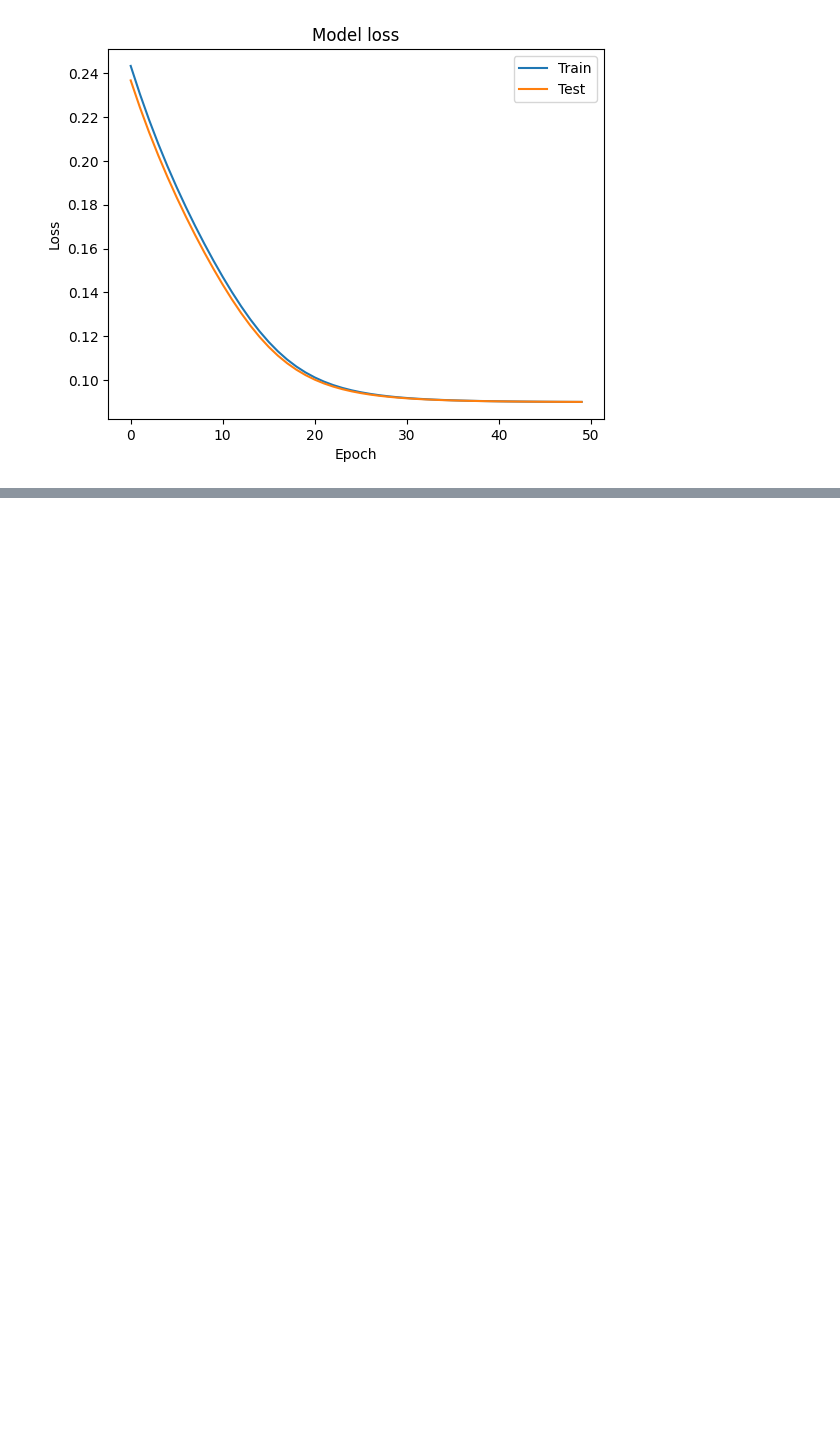
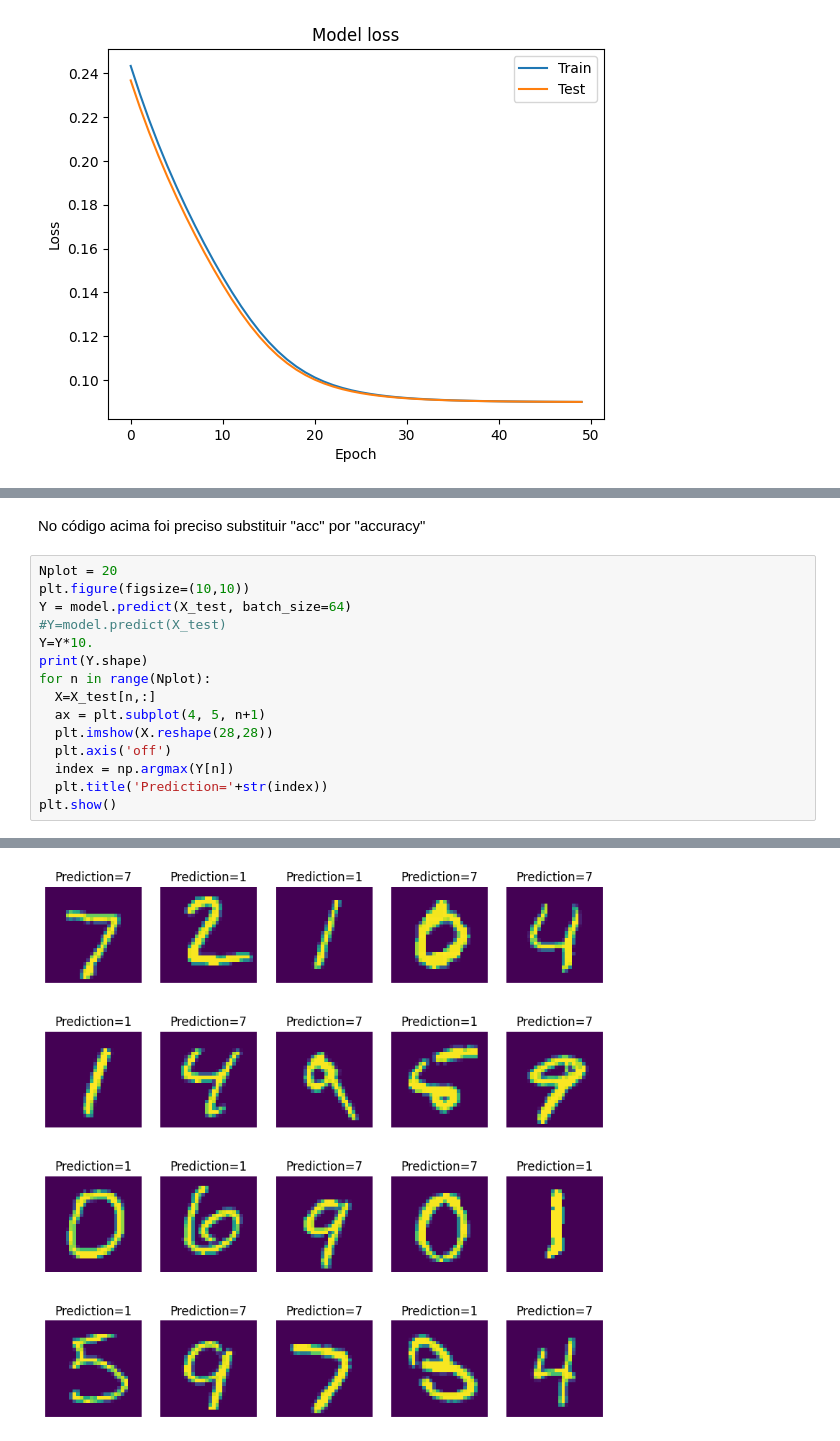
Before and after one commit to nathgc/Machine-Learning-Estudos, a Jupyter notebook: Exemplos_MLP/MLP_MNIST_Keras_new.ipynb, the cells around one changed output, grey strips where cells are left out. Saved outputs shown, nothing was run; the diff lists cells and outputs as text; blank space fills up the shorter version.

```diff
--- a/Exemplos_MLP/MLP_MNIST_Keras_new.ipynb
+++ b/Exemplos_MLP/MLP_MNIST_Keras_new.ipynb
@@ -270,0 +411,18 @@ plt.show()
+# %% [markdown]
+No código acima foi preciso substituir "acc" por "accuracy"
+# %%
+Nplot = 20
+plt.figure(figsize=(10,10))
+Y = model.predict(X_test, batch_size=64)
+#Y=model.predict(X_test)
+Y=Y*10.
+print(Y.shape)
+for n in range(Nplot):
+  X=X_test[n,:]
+  ax = plt.subplot(4, 5, n+1)
+  plt.imshow(X.reshape(28,28))
+  plt.axis('off')
+  index = np.argmax(Y[n])
+  plt.title('Prediction='+str(index))
+plt.show()
+# %% [output]
@@ -270,0 +431 @@ plt.show()
+[figure, added]
```
Also changed, not shown: parts of 56 cells of this notebook.
